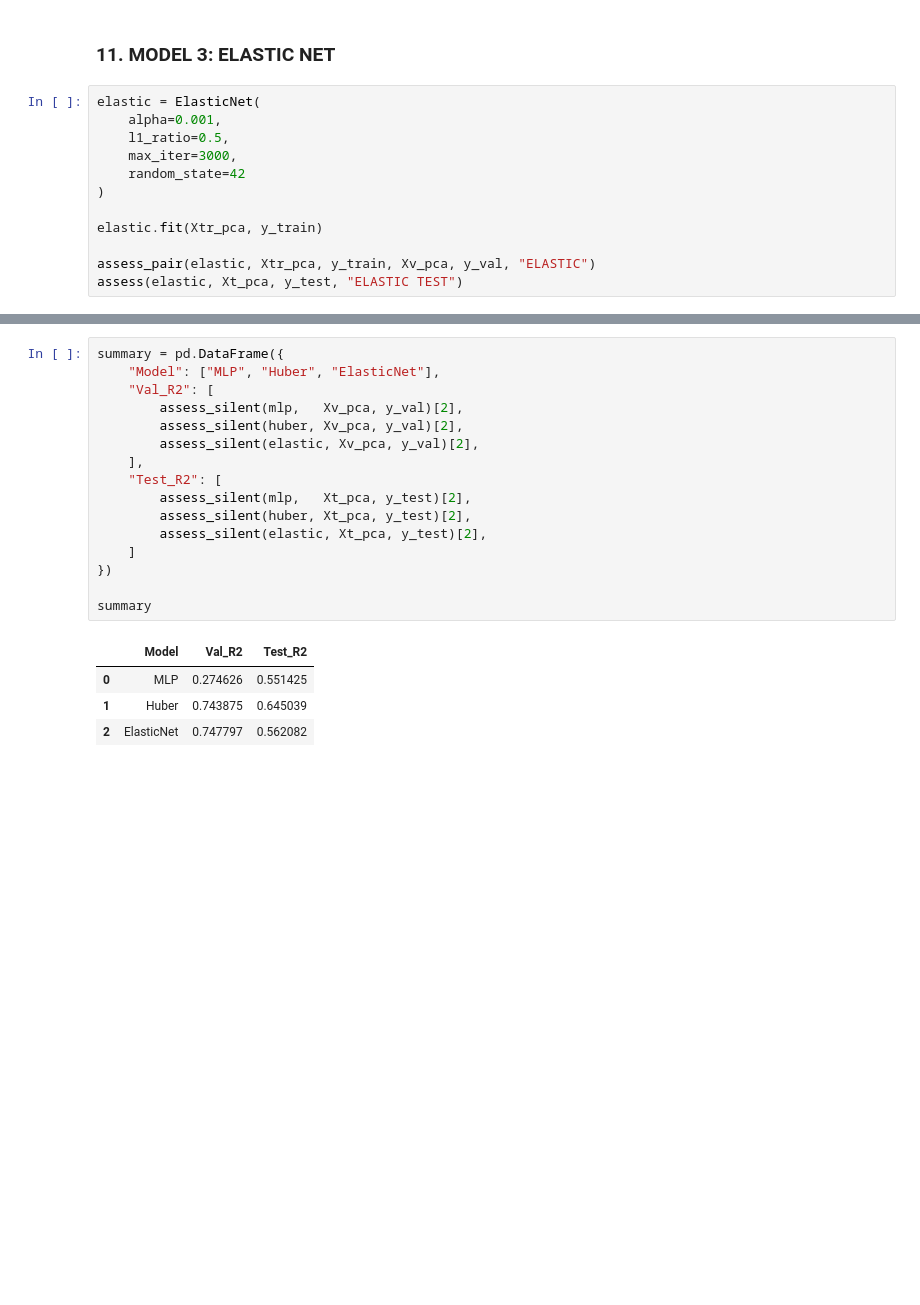
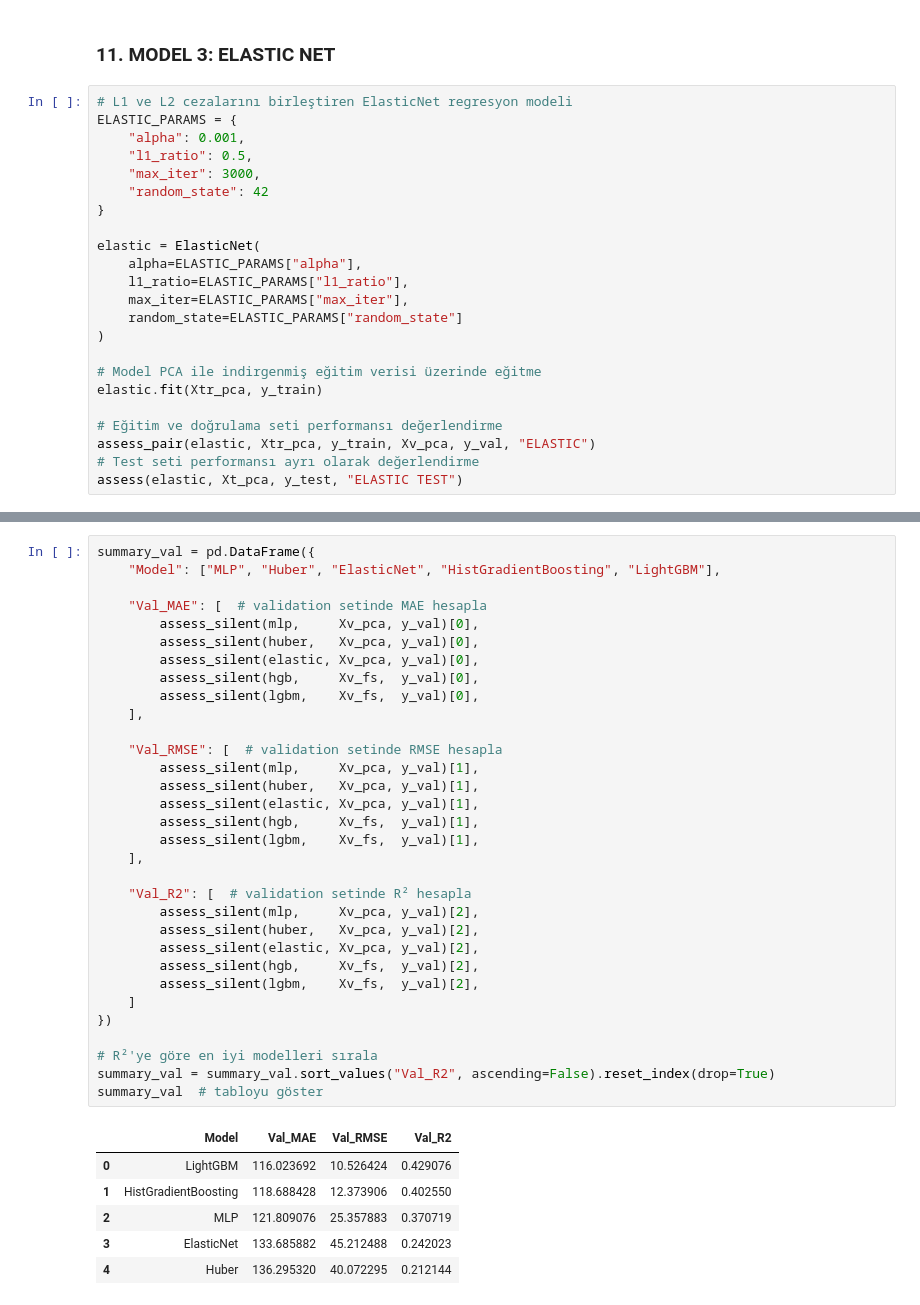
Before and after one commit to EminHALLAK/Airbnb-Price_Predection, a Jupyter notebook: FADILA_HACHACH_22040101149_almostengineers.ipynb, the cells around one changed output, grey strips where cells are left out. Cells and saved outputs as stored; diff of their text form; blank space fills up the shorter version.

```diff
--- a/FADILA_HACHACH_22040101149_almostengineers.ipynb
+++ b/FADILA_HACHACH_22040101149_almostengineers.ipynb
@@ -261,16 +452,27 @@ R²  : 0.6450
 # %% [markdown]
 ### 11. MODEL 3: ELASTIC NET
 # %%
+# L1 ve L2 cezalarını birleştiren ElasticNet regresyon modeli
+ELASTIC_PARAMS = {
+    "alpha": 0.001,
+    "l1_ratio": 0.5,
+    "max_iter": 3000,
+    "random_state": 42
+}
+
 elastic = ElasticNet(
-    alpha=0.001,
-    l1_ratio=0.5,
-    max_iter=3000,
-    random_state=42
+    alpha=ELASTIC_PARAMS["alpha"],
+    l1_ratio=ELASTIC_PARAMS["l1_ratio"],
+    max_iter=ELASTIC_PARAMS["max_iter"],
+    random_state=ELASTIC_PARAMS["random_state"]
 )
 
+# Model PCA ile indirgenmiş eğitim verisi üzerinde eğitme
 elastic.fit(Xtr_pca, y_train)
 
+# Eğitim ve doğrulama seti performansı değerlendirme
 assess_pair(elastic, Xtr_pca, y_train, Xv_pca, y_val, "ELASTIC")
+# Test seti performansı ayrı olarak değerlendirme
 assess(elastic, Xt_pca, y_test, "ELASTIC TEST")
 # %% [output]
 --- ELASTIC RESULTS ---
@@ -295,21 +600,39 @@ R²  : 0.5621
 # %%
-summary = pd.DataFrame({
-    "Model": ["MLP", "Huber", "ElasticNet"],
-    "Val_R2": [
-        assess_silent(mlp,   Xv_pca, y_val)[2],
-        assess_silent(huber, Xv_pca, y_val)[2],
+summary_val = pd.DataFrame({
+    "Model": ["MLP", "Huber", "ElasticNet", "HistGradientBoosting", "LightGBM"],
+
+    "Val_MAE": [  # validation setinde MAE hesapla
+        assess_silent(mlp,     Xv_pca, y_val)[0],
+        assess_silent(huber,   Xv_pca, y_val)[0],
+        assess_silent(elastic, Xv_pca, y_val)[0],
+        assess_silent(hgb,     Xv_fs,  y_val)[0],
+        assess_silent(lgbm,    Xv_fs,  y_val)[0],
+    ],
+
+    "Val_RMSE": [  # validation setinde RMSE hesapla
+        assess_silent(mlp,     Xv_pca, y_val)[1],
+        assess_silent(huber,   Xv_pca, y_val)[1],
+        assess_silent(elastic, Xv_pca, y_val)[1],
+        assess_silent(hgb,     Xv_fs,  y_val)[1],
+        assess_silent(lgbm,    Xv_fs,  y_val)[1],
+    ],
+
+    "Val_R2": [  # validation setinde R² hesapla
+        assess_silent(mlp,     Xv_pca, y_val)[2],
+        assess_silent(huber,   Xv_pca, y_val)[2],
         assess_silent(elastic, Xv_pca, y_val)[2],
-    ],
-    "Test_R2": [
-        assess_silent(mlp,   Xt_pca, y_test)[2],
-        assess_silent(huber, Xt_pca, y_test)[2],
-        assess_silent(elastic, Xt_pca, y_test)[2],
+        assess_silent(hgb,     Xv_fs,  y_val)[2],
+        assess_silent(lgbm,    Xv_fs,  y_val)[2],
     ]
 })
 
-summary
+# R²'ye göre en iyi modelleri sırala
+summary_val = summary_val.sort_values("Val_R2", ascending=False).reset_index(drop=True)
+summary_val  # tabloyu göster
 # %% [output]
-|  | Model | Val_R2 | Test_R2 |
-| 0 | MLP | 0.274626 | 0.551425 |
-| 1 | Huber | 0.743875 | 0.645039 |
-| 2 | ElasticNet | 0.747797 | 0.562082 |
+|  | Model | Val_MAE | Val_RMSE | Val_R2 |
+| 0 | LightGBM | 116.023692 | 10.526424 | 0.429076 |
+| 1 | HistGradientBoosting | 118.688428 | 12.373906 | 0.402550 |
+| 2 | MLP | 121.809076 | 25.357883 | 0.370719 |
+| 3 | ElasticNet | 133.685882 | 45.212488 | 0.242023 |
+| 4 | Huber | 136.295320 | 40.072295 | 0.212144 |
```
Also changed, not shown: parts of 16 cells of this notebook.
